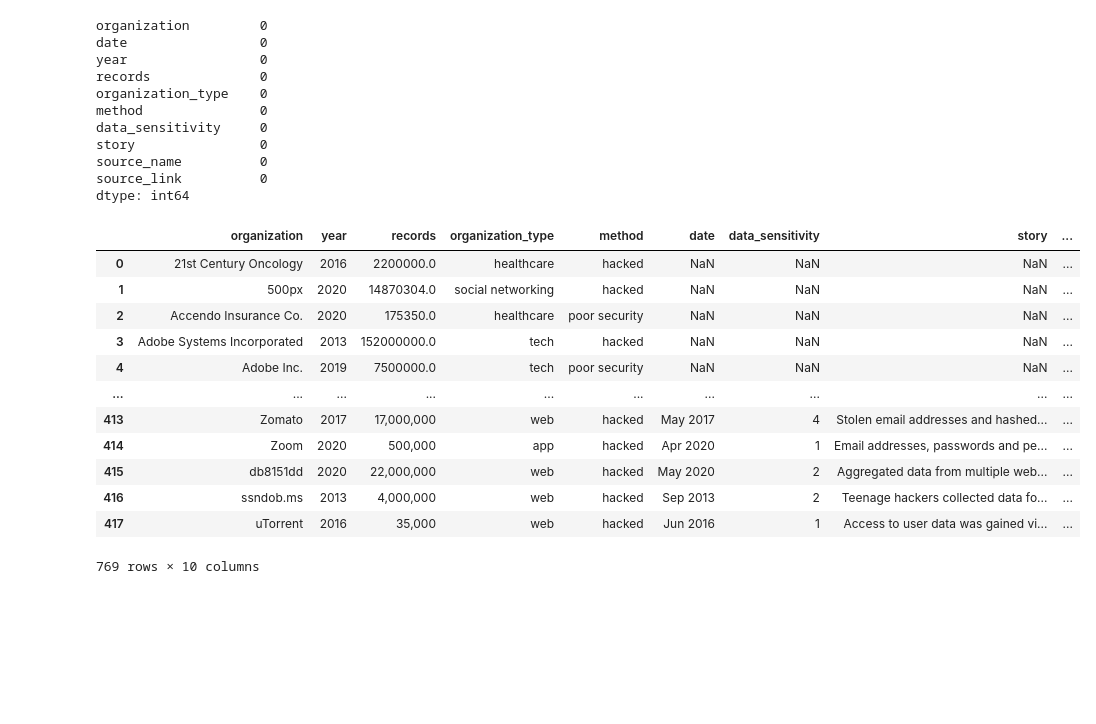
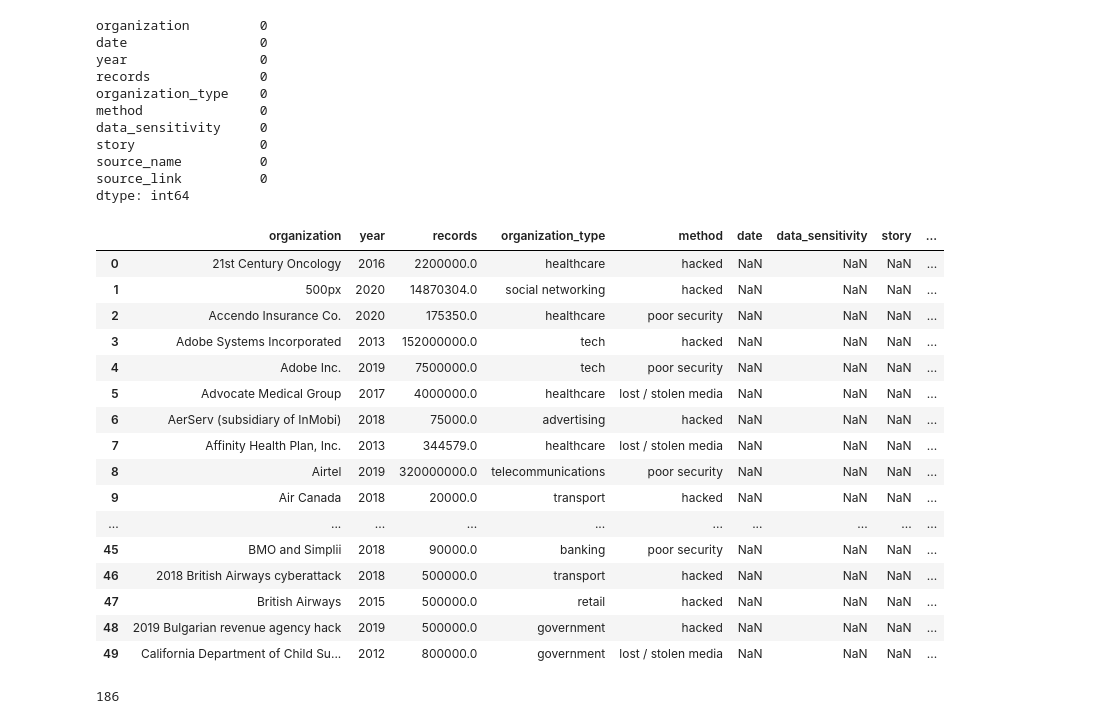
Before and after one commit to iSundhararajan/Unit_3_Project, a Jupyter notebook: data_breaches_analysis.ipynb, the cells around one changed output. Saved outputs shown, nothing was run; the diff lists cells and outputs as text; code cells hidden in the pictures; blank space fills up the shorter version.

Commit message:
Concatenated datasets after cleaning

```diff
--- a/data_breaches_analysis.ipynb
+++ b/data_breaches_analysis.ipynb
@@ -219,20 +219,34 @@ dtype: int64
 # %%
 # merged_dataset = pd.merge(data_breaches, world_data_breaches, on='organization_type')
 # merged_dataset.head(50)
 
-concatenated_df = pd.concat([data_breaches, world_data_breaches])
-concatenated_df
+concatenated_df = pd.concat([data_breaches, world_data_breaches], ignore_index=True)
+concatenated_df.head(50)
+
+# merge_df = pd.merge(data_breaches, world_data_breaches, on='organization', how='inner')
+# merge_df.head(50)
 # %% [output]
 |  | organization | year | records | organization_type | method | date | data_sensitivity | story | ... |
 | 0 | 21st Century Oncology | 2016 | 2200000.0 | healthcare | hacked | NaN | NaN | NaN | ... |
 | 1 | 500px | 2020 | 14870304.0 | social networking | hacked | NaN | NaN | NaN | ... |
 | 2 | Accendo Insurance Co. | 2020 | 175350.0 | healthcare | poor security | NaN | NaN | NaN | ... |
 | 3 | Adobe Systems Incorporated | 2013 | 152000000.0 | tech | hacked | NaN | NaN | NaN | ... |
 | 4 | Adobe Inc. | 2019 | 7500000.0 | tech | poor security | NaN | NaN | NaN | ... |
+| 5 | Advocate Medical Group | 2017 | 4000000.0 | healthcare | lost / stolen media | NaN | NaN | NaN | ... |
+| 6 | AerServ (subsidiary of InMobi) | 2018 | 75000.0 | advertising | hacked | NaN | NaN | NaN | ... |
+| 7 | Affinity Health Plan, Inc. | 2013 | 344579.0 | healthcare | lost / stolen media | NaN | NaN | NaN | ... |
+| 8 | Airtel | 2019 | 320000000.0 | telecommunications | poor security | NaN | NaN | NaN | ... |
+| 9 | Air Canada | 2018 | 20000.0 | transport | hacked | NaN | NaN | NaN | ... |
 | ... | ... | ... | ... | ... | ... | ... | ... | ... | ... |
-| 413 | Zomato | 2017 | 17,000,000 | web | hacked | May 2017 | 4 | Stolen email addresses and hashed... | ... |
-| 414 | Zoom | 2020 | 500,000 | app | hacked | Apr 2020 | 1 | Email addresses, passwords and pe... | ... |
-| 415 | db8151dd | 2020 | 22,000,000 | web | hacked | May 2020 | 2 | Aggregated data from multiple web... | ... |
-| 416 | ssndob.ms | 2013 | 4,000,000 | web | hacked | Sep 2013 | 2 | Teenage hackers collected data fo... | ... |
-| 417 | uTorrent | 2016 | 35,000 | web | hacked | Jun 2016 | 1 | Access to user data was gained vi... | ... |
+| 45 | BMO and Simplii | 2018 | 90000.0 | banking | poor security | NaN | NaN | NaN | ... |
+| 46 | 2018 British Airways cyberattack | 2018 | 500000.0 | transport | hacked | NaN | NaN | NaN | ... |
+| 47 | British Airways | 2015 | 500000.0 | retail | hacked | NaN | NaN | NaN | ... |
+| 48 | 2019 Bulgarian revenue agency hack | 2019 | 500000.0 | government | hacked | NaN | NaN | NaN | ... |
+| 49 | California Department of Child Su... | 2012 | 800000.0 | government | lost / stolen media | NaN | NaN | NaN | ... |
-769 rows × 10 columns
+# %%
+# duplicates = concatenated_df[concatenated_df.duplicated()]
+# duplicates
+
+concatenated_df.duplicated(subset=['organization']).sum()
+# %% [output]
+186
```
Also changed, not shown: parts of 2 cells of this notebook.
